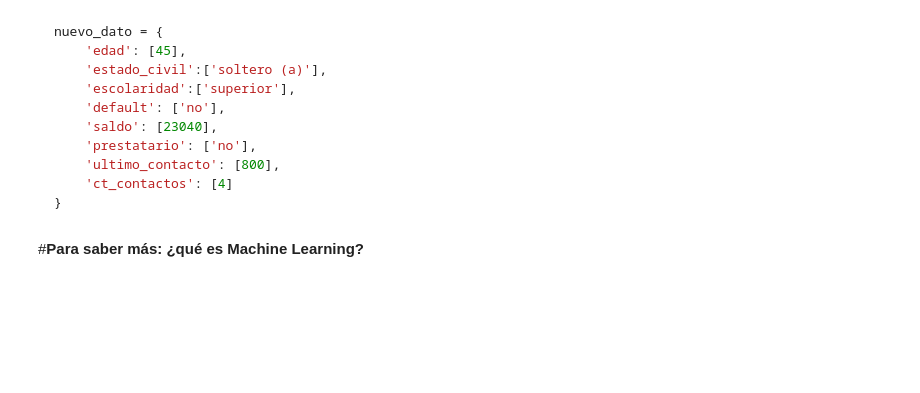
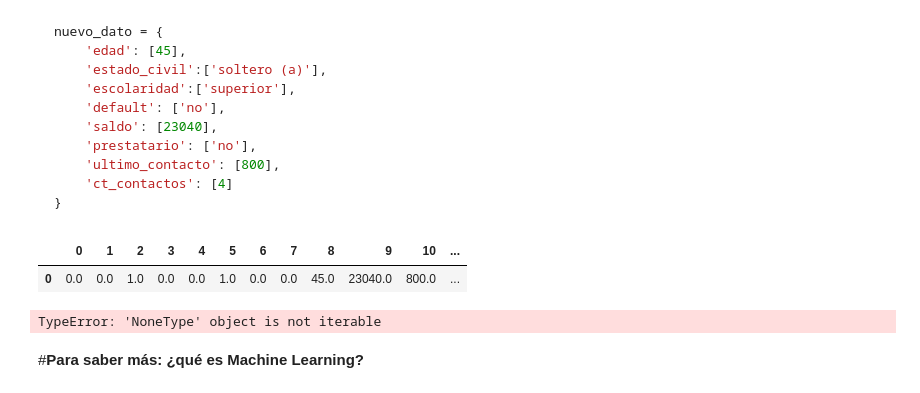
Before and after one commit to AngelTroncoso/ML_Alura, a Jupyter notebook: 6_Clasificacion_primeros_pasos.ipynb, the cells around one changed output. Drawn from its saved outputs; the diff is of its cells as text; code cells hidden in the pictures; blank space fills up the shorter version.

````diff
--- a/6_Clasificacion_primeros_pasos.ipynb
+++ b/6_Clasificacion_primeros_pasos.ipynb
@@ -384,3 +455,20 @@ nuevo_dato = {
     'ct_contactos': [4]
 }
 ```
+# %%
+nuevo_dato = {
+    'edad': [45],
+    'estado_civil':['soltero (a)'],
+    'escolaridad':['superior'],
+    'default': ['no'],
+    'saldo': [23040],
+    'prestatario': ['no'],
+    'ultimo_contacto': [800],
+    'ct_contactos': [4]
+}
+# %%
+nuevo_dato = pd.DataFrame(nuevo_dato)
+nuevo_dato
+# %% [output]
+|  | 0 | 1 | 2 | 3 | 4 | 5 | 6 | 7 | 8 | 9 | 10 | ... |
+| 0 | 0.0 | 0.0 | 1.0 | 0.0 | 0.0 | 1.0 | 0.0 | 0.0 | 45.0 | 23040.0 | 800.0 | ... |
@@ -387,3 +478,8 @@ nuevo_dato = {
+# %%
+nuevo_dato = modelo_one_hot.transform(nuevo_dato)
+modelo_arbol.predict(nuevo_dato)
+# %% [output]
+TypeError: 'NoneType' object is not iterable
 # %% [markdown]
 #**Para saber más: ¿qué es Machine Learning?**
 # %% [markdown]
````
Also changed, not shown: parts of 27 cells of this notebook.
